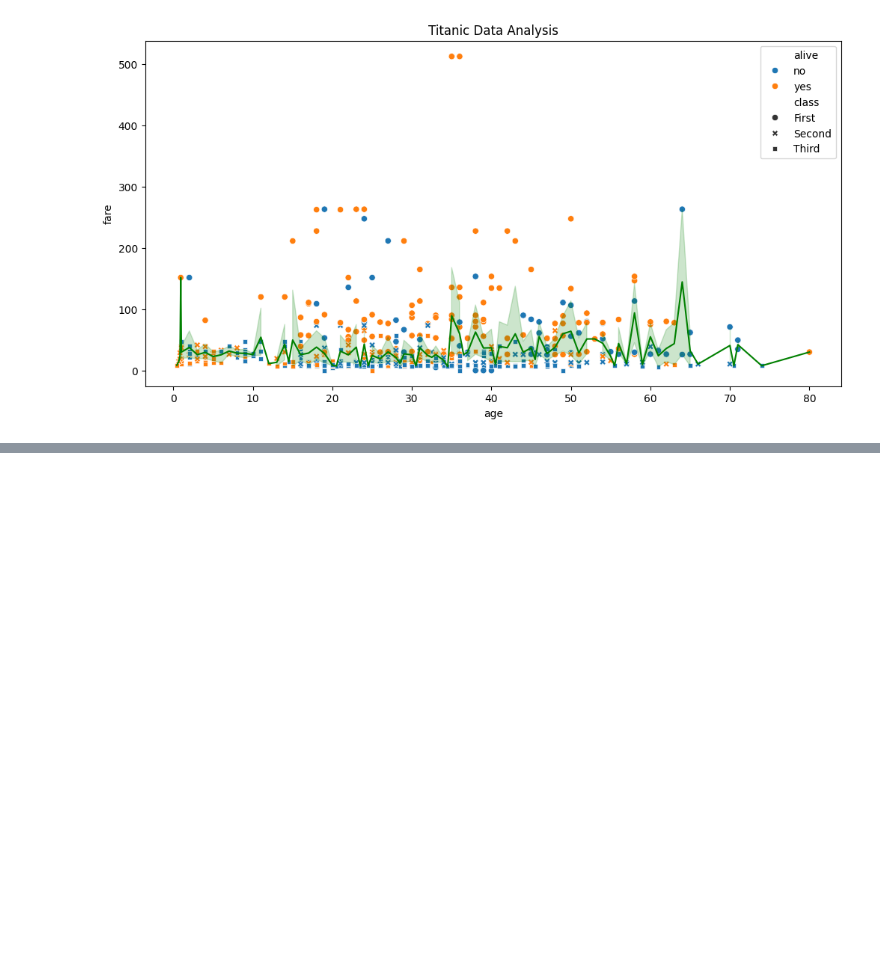
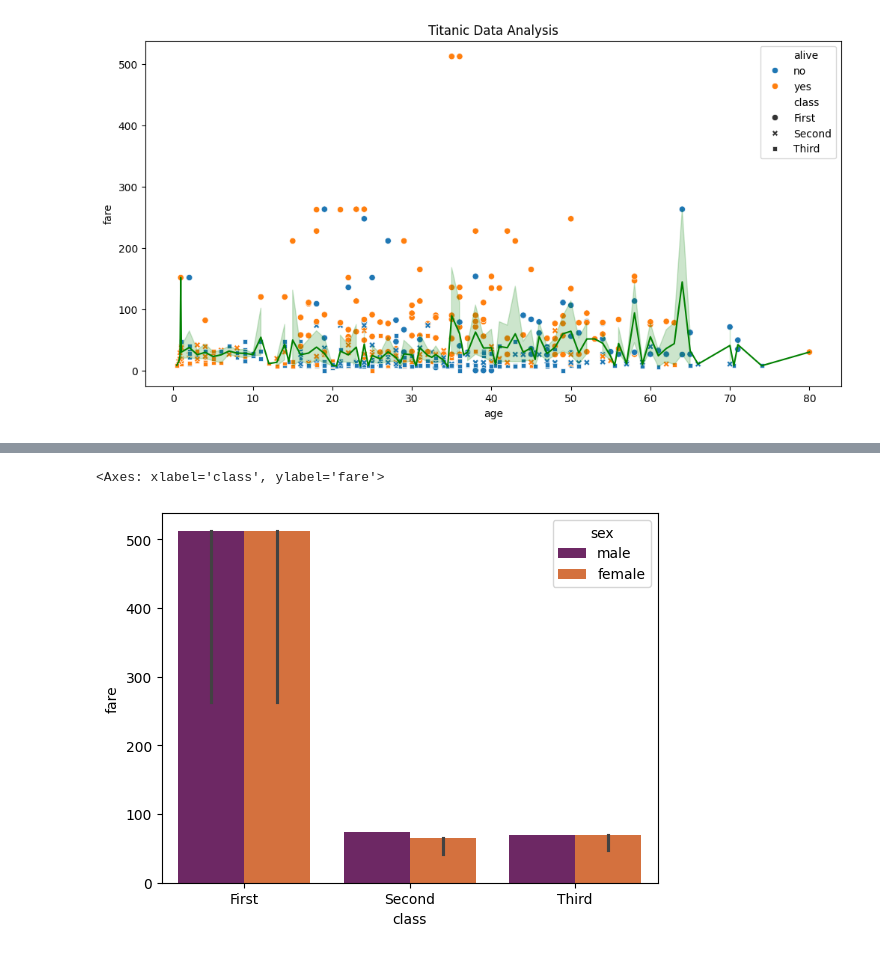
Before and after one commit to joyjeetcoding/python, a Jupyter notebook: seaborn1.ipynb, the cells around one changed output, grey strips where cells are left out. Cells and saved outputs as stored; diff of their text form; code cells hidden in the pictures; blank space fills up the shorter version.

```diff
--- a/seaborn1.ipynb
+++ b/seaborn1.ipynb
@@ -171,0 +198,5 @@ Text(0.5, 1.0, 'Titanic Data Analysis')
+# %%
+sns.barplot(x = 'class', y = 'fare', data = titanic_df, hue = 'sex', palette = 'inferno', estimator = np.max)
+# %% [output]
+<Axes: xlabel='class', ylabel='fare'>
+[figure, added]
```
Also changed, not shown: parts of 13 cells of this notebook.
